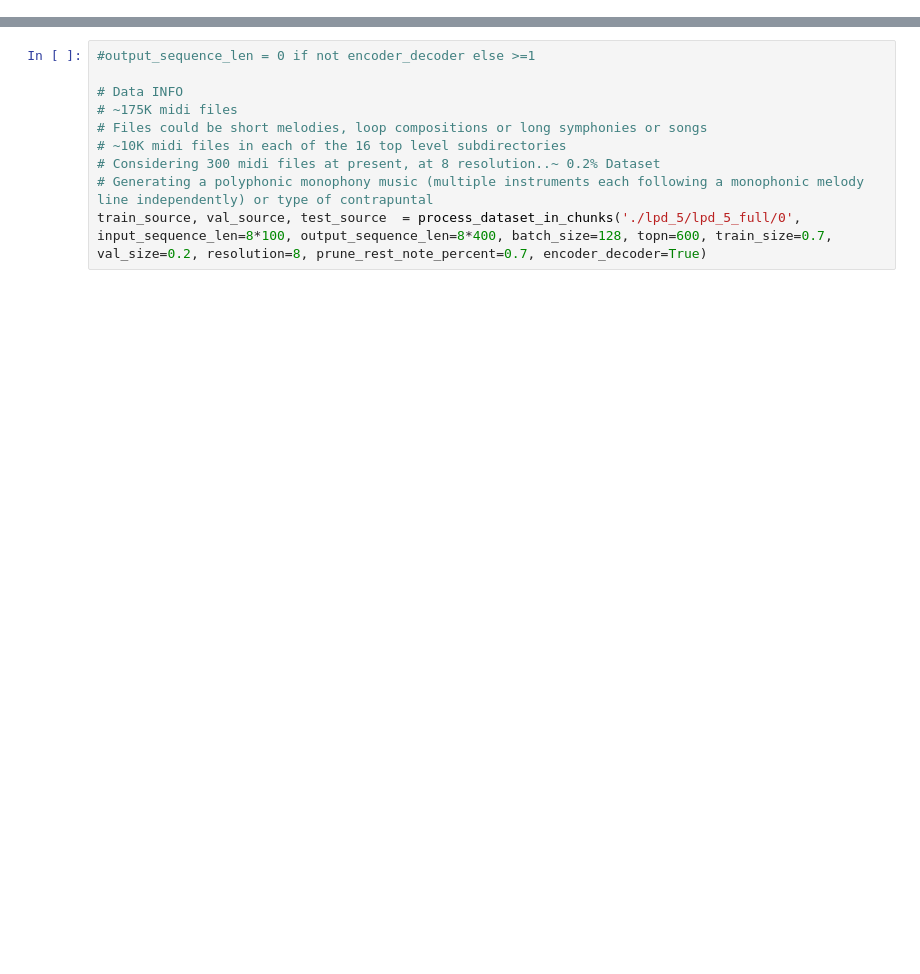
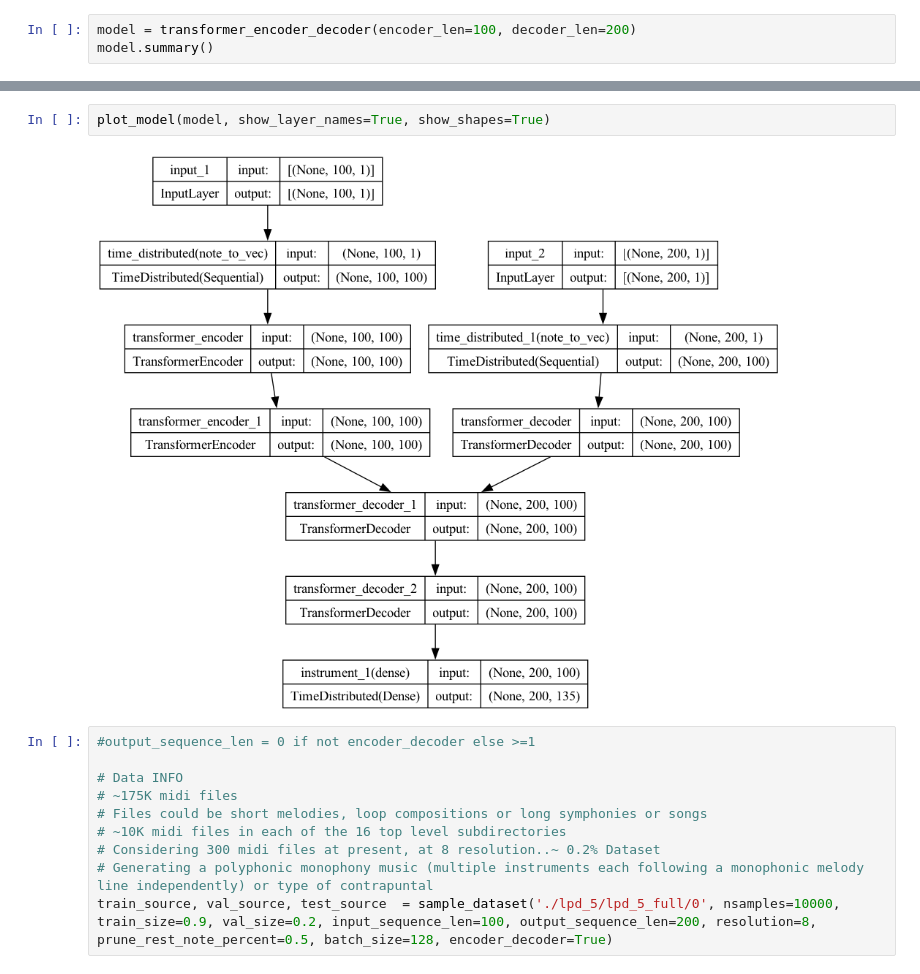
Before and after one commit to ProPranu6/MusicGen, a Jupyter notebook: musicgen_interactive.ipynb, the cells around one changed output, grey strips where cells are left out. Drawn from its saved outputs; the diff is of its cells as text; blank space fills up the shorter version.

```diff
--- a/musicgen_interactive.ipynb
+++ b/musicgen_interactive.ipynb
@@ -547,0 +8,3 @@ ________________________________________________________________________________
+# %%
+model = transformer_encoder_decoder(encoder_len=100, decoder_len=200)
+model.summary()
@@ -548,3 +30,7 @@ ________________________________________________________________________________
+# %%
+plot_model(model, show_layer_names=True, show_shapes=True)
+# %% [output]
+[figure, added]
 # %%
 #output_sequence_len = 0 if not encoder_decoder else >=1
 
@@ -554,7 +40,7 @@ ________________________________________________________________________________
 # ~10K midi files in each of the 16 top level subdirectories
 # Considering 300 midi files at present, at 8 resolution..~ 0.2% Dataset
 # Generating a polyphonic monophony music (multiple instruments each following a monophonic melody line independently) or type of contrapuntal
-train_source, val_source, test_source  = process_dataset_in_chunks('./lpd_5/lpd_5_full/0', input_sequence_len=8*100, output_sequence_len=8*400, batch_size=128, topn=600, train_size=0.7, val_size=0.2, resolution=8, prune_rest_note_percent=0.7, encoder_decoder=True)
+train_source, val_source, test_source  = sample_dataset('./lpd_5/lpd_5_full/0', nsamples=10000, train_size=0.9, val_size=0.2, input_sequence_len=100, output_sequence_len=200, resolution=8, prune_rest_note_percent=0.5, batch_size=128, encoder_decoder=True)
 # %%
 train_source = ('lpd_5_batched/train_inputs', 'lpd_5_batched/train_outputs')
 music_loader = load_music_batches(*train_source, encoder_decoder=True)
```
Also changed, not shown: parts of 25 cells of this notebook, 3 other files.
